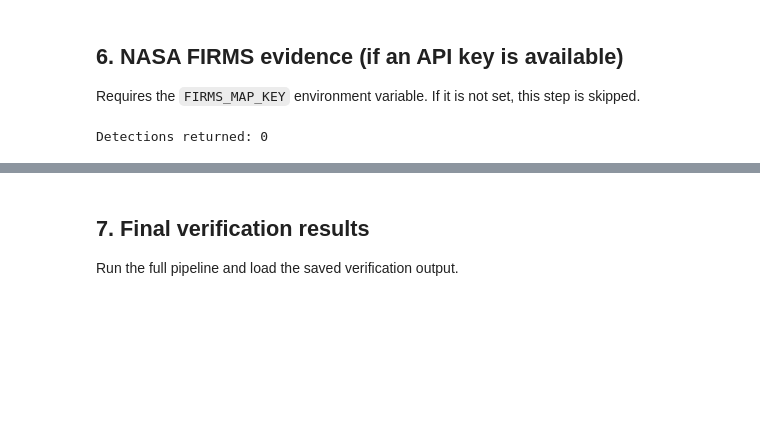
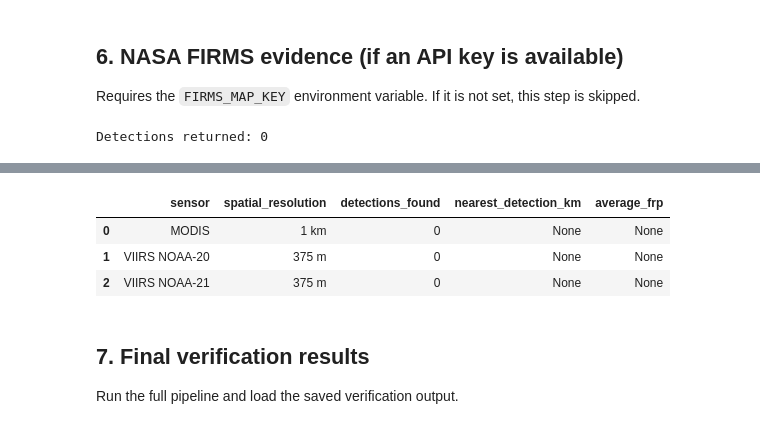
Before and after one commit to sarahain/NASA-Geospatial-Misinformation-Monitor, a Jupyter notebook: notebooks/week2_demo.ipynb, the cells around one changed output, grey strips where cells are left out. Drawn from its saved outputs; the diff is of its cells as text; code cells hidden in the pictures; blank space fills up the shorter version.

Commit message:
Add MODIS vs VIIRS sensor comparison experiment

```diff
--- a/notebooks/week2_demo.ipynb
+++ b/notebooks/week2_demo.ipynb
@@ -294,3 +300,16 @@ Detections returned: 0
+# %%
+import sensor_comparison
+
+if firms.get_map_key():
+    sensor_table = sensor_comparison.compare_sensors(lat, lon, claim["date"])
+    display(sensor_table)
+else:
+    print("FIRMS_MAP_KEY not set - sensor comparison skipped.")
+# %% [output]
+|  | sensor | spatial_resolution | detections_found | nearest_detection_km | average_frp |
+| 0 | MODIS | 1 km | 0 | None | None |
+| 1 | VIIRS NOAA-20 | 375 m | 0 | None | None |
+| 2 | VIIRS NOAA-21 | 375 m | 0 | None | None |
 # %% [markdown]
 ## 7. Final verification results
 
```
Also changed, not shown: parts of 1 cell of this notebook, 2 other files.
